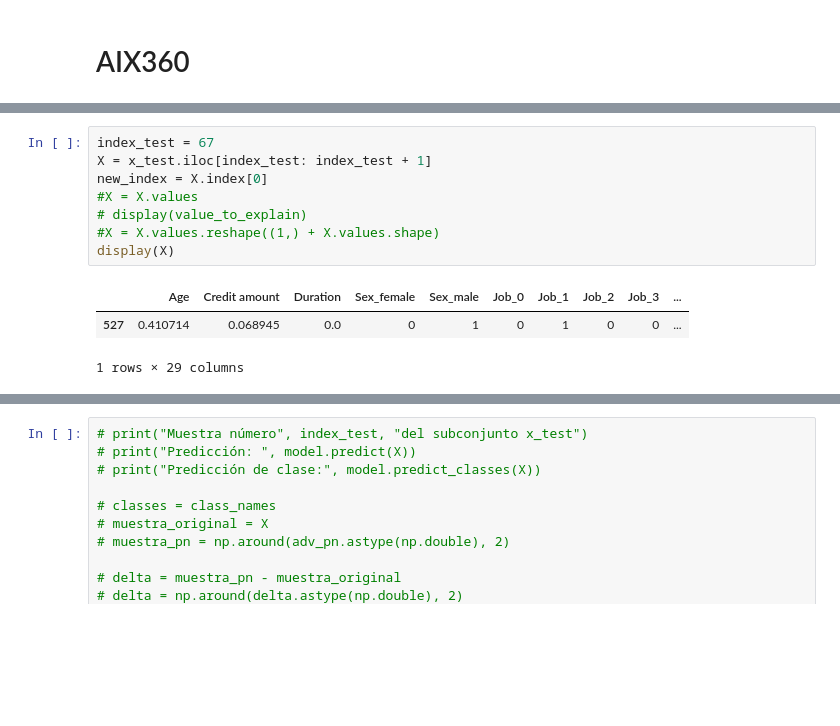
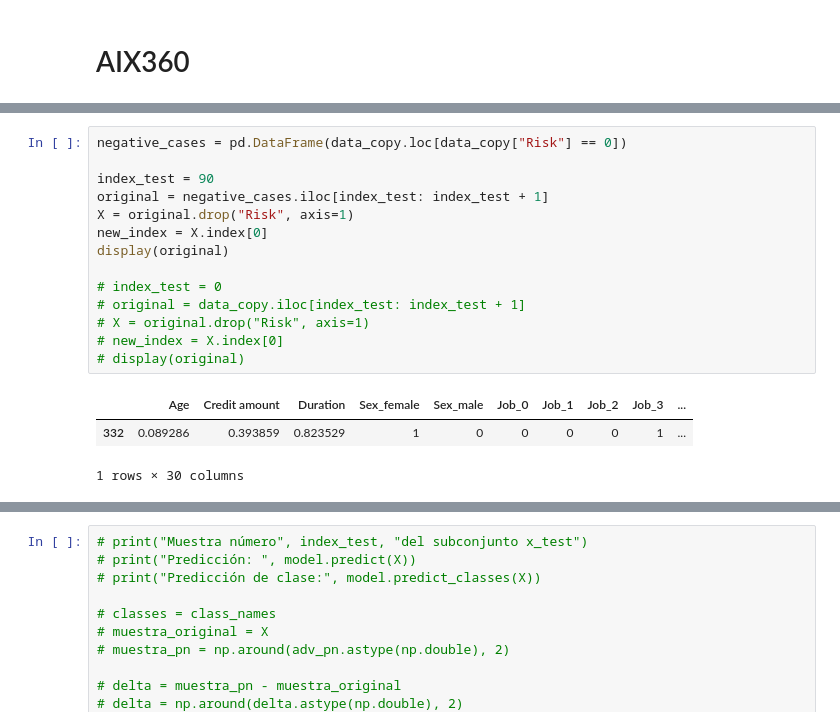
Before and after one commit to Gerard01mm/TFGAvaluacioDeContrafactuals, a Jupyter notebook: Aix360Version.ipynb, the cells around one changed output, grey strips where cells are left out. Drawn from its saved outputs; the diff is of its cells as text; blank space fills up the shorter version.

```diff
--- a/Aix360Version.ipynb
+++ b/Aix360Version.ipynb
@@ -184,15 +118,21 @@ explainer.fit(x_train, epochs=50,
 # %% [output]
 <keras.callbacks.History at 0x...>
 # %%
-index_test = 67
-X = x_test.iloc[index_test: index_test + 1]
+negative_cases = pd.DataFrame(data_copy.loc[data_copy["Risk"] == 0])
+
+index_test = 90
+original = negative_cases.iloc[index_test: index_test + 1]
+X = original.drop("Risk", axis=1)
 new_index = X.index[0]
-#X = X.values
-# display(value_to_explain)
-#X = X.values.reshape((1,) + X.values.shape)
-display(X)
+display(original)
+
+# index_test = 0
+# original = data_copy.iloc[index_test: index_test + 1]
+# X = original.drop("Risk", axis=1)
+# new_index = X.index[0]
+# display(original)
 # %% [output]
 |  | Age | Credit amount | Duration | Sex_female | Sex_male | Job_0 | Job_1 | Job_2 | Job_3 | ... |
-| 527 | 0.410714 | 0.068945 | 0.0 | 0 | 1 | 0 | 1 | 0 | 0 | ... |
+| 332 | 0.089286 | 0.393859 | 0.823529 | 1 | 0 | 0 | 0 | 0 | 1 | ... |
-1 rows × 29 columns
+1 rows × 30 columns
 # %%
```
Also changed, not shown: parts of 15 cells of this notebook.
